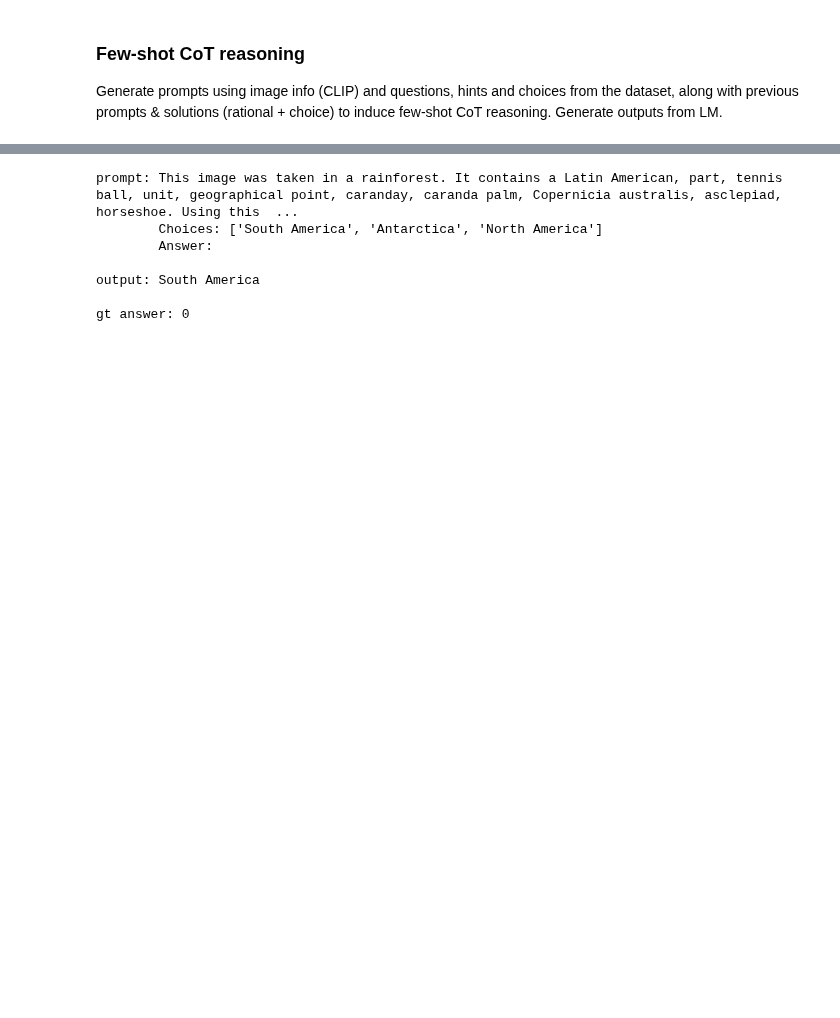
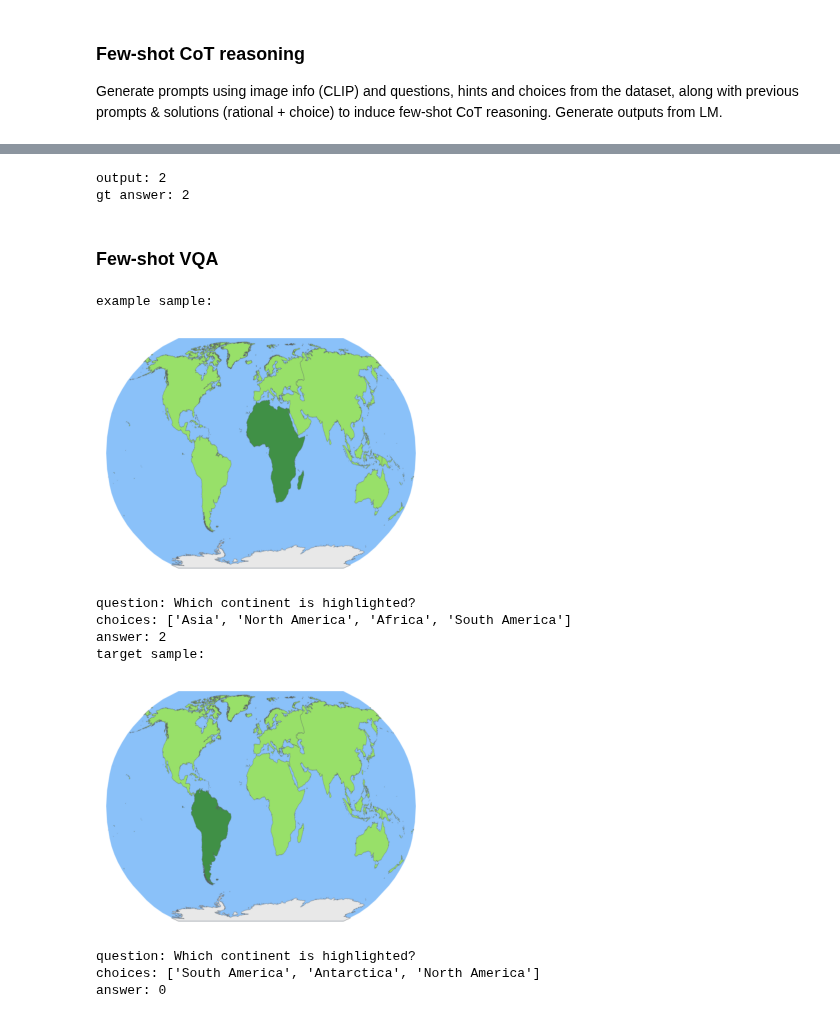
Before and after one commit to milenakapralova/socraticmodels, a Jupyter notebook: notebooks/socratic_mm_reasoning.ipynb, the cells around one changed output, grey strips where cells are left out. Saved outputs shown, nothing was run; the diff lists cells and outputs as text; code cells hidden in the pictures; blank space fills up the shorter version.

```diff
--- a/notebooks/socratic_mm_reasoning.ipynb
+++ b/notebooks/socratic_mm_reasoning.ipynb
@@ -234,21 +267,45 @@ solution: This continent is South America.
 # %%
-# compose prompt
-prompt = prompt_generator.create_vqa_prompt(sample, clip_manager, vocab_manager, place_feats, obj_feats)
-print(f'prompt: {prompt}\n')
-
 # generate outputs from LM
 if lm_model == 'gpt':
-    lm_params = {'max_new_tokens': 20, 'temperature': 1.}
+    lm_params = {'max_tokens': 20, 'temperature': 1.}
     output = ic.get_response_gpt(prompt, **lm_params)
 else:
     lm_params = {'max_new_tokens': 20, 'temperature': 1., 'do_sample': False}
     output = lm_manager.generate_response(prompt, lm_params)
-print(f'output: {output}\ngt answer: {sample["answer"]}')
+print(f'output: {output}\ngt answer: {sample["answer"] }')
 # %% [output]
-prompt: This image was taken in a rainforest. It contains a Latin American, part, tennis ball, unit, geographical point, caranday, caranda palm, Copernicia australis, asclepiad, horseshoe. Using this  ...
-        Choices: ['South America', 'Antarctica', 'North America']
-        Answer:
-
-output: South America
-
-gt answer: 0
+output: 2
+gt answer: 2
+# %% [markdown]
+### Few-shot VQA
+# %%
+# select & viz example & target samples
+# sample example
+eg_sample_idx, target_sample_idx = 148, 134
+eg_sample, target_sample = scienceQA_dataset[eg_sample_idx], scienceQA_dataset[target_sample_idx]
+# show example sample
+print('example sample:')
+plt.figure(figsize=(4, 3))
+plt.imshow(eg_sample['image'], aspect='auto')
+plt.axis('off')
+plt.show()
+print(f'question: {eg_sample["question"]}\nchoices: {eg_sample["choices"]}\nanswer: {eg_sample["answer"]}')
+
+# show target sample
+print('target sample:')
+plt.figure(figsize=(4, 3))
+plt.imshow(target_sample['image'], aspect='auto')
+plt.axis('off')
+plt.show()
+print(f'question: {target_sample["question"]}\nchoices: {target_sample["choices"]}\nanswer: {target_sample["answer"]}\n')
+# %% [output]
+example sample:
+[figure, added]
+question: Which continent is highlighted?
+choices: ['Asia', 'North America', 'Africa', 'South America']
+answer: 2
+target sample:
+[figure, added]
+question: Which continent is highlighted?
+choices: ['South America', 'Antarctica', 'North America']
+answer: 0
```
Also changed, not shown: parts of 13 cells of this notebook, 3 other files.
